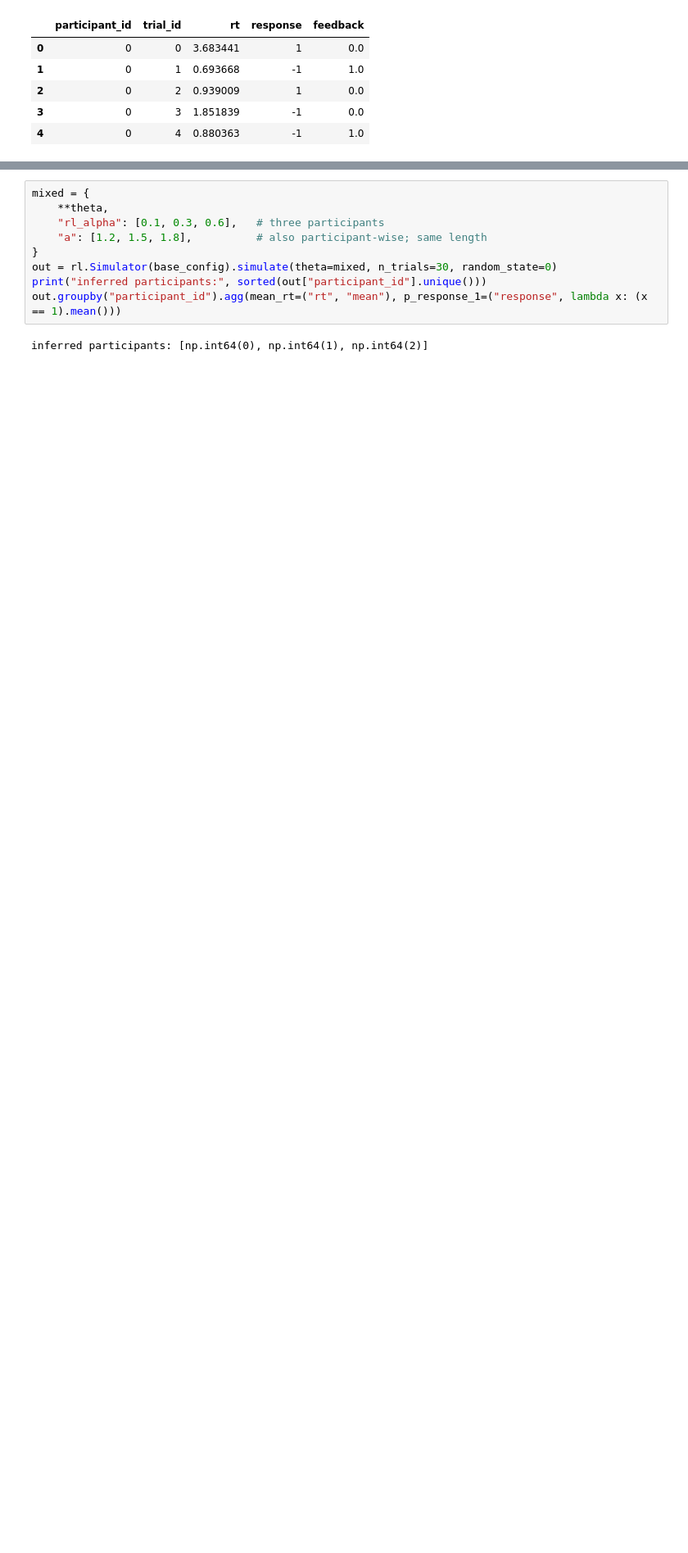
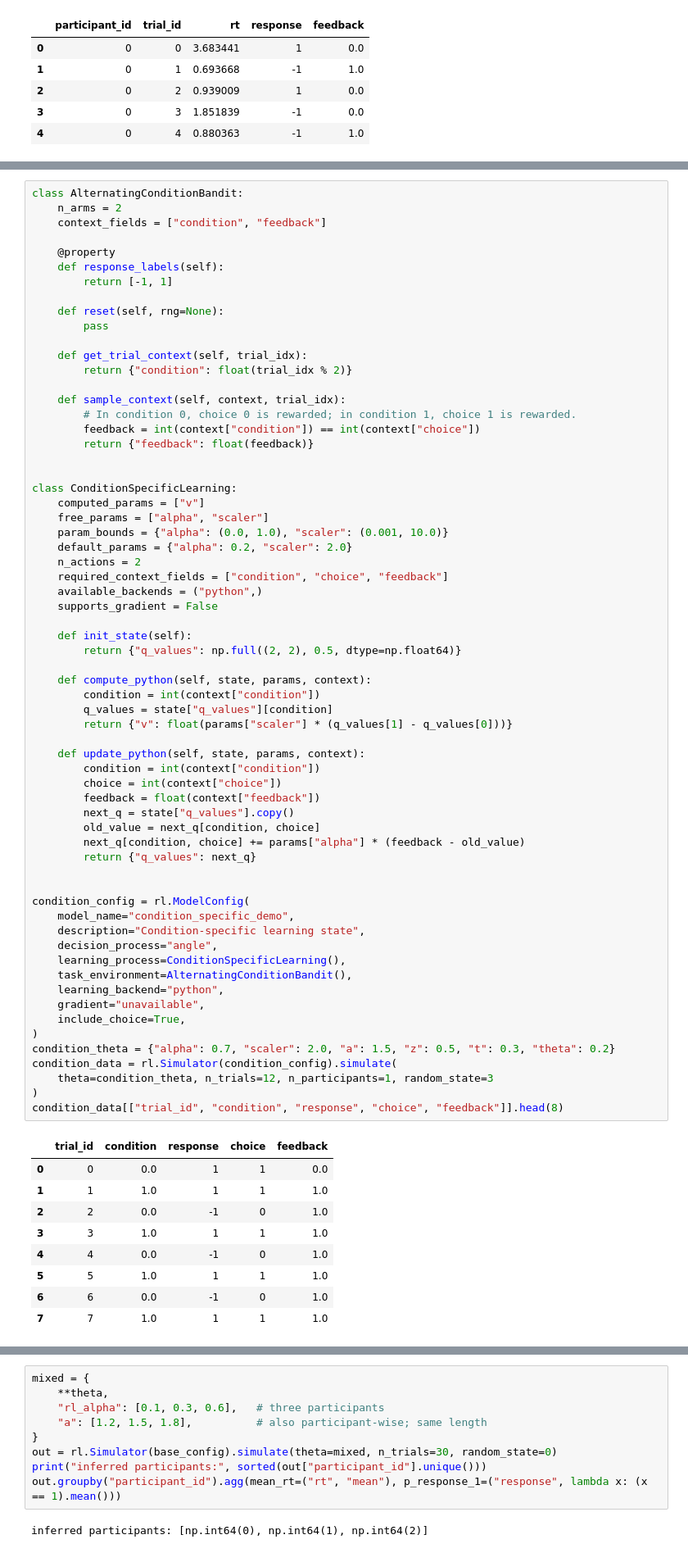
Before and after one commit to lnccbrown/ssm-simulators, a Jupyter notebook: docs/core_tutorials/rlssm_advanced_tutorial.ipynb, the cells around one changed output, grey strips where cells are left out. Shown at 82% size. Drawn from its saved outputs; the diff is of its cells as text; blank space fills up the shorter version.

```diff
--- a/docs/core_tutorials/rlssm_advanced_tutorial.ipynb
+++ b/docs/core_tutorials/rlssm_advanced_tutorial.ipynb
@@ -623,0 +670,74 @@ plt.show()
+# %%
+class AlternatingConditionBandit:
+    n_arms = 2
+    context_fields = ["condition", "feedback"]
+
+    @property
+    def response_labels(self):
+        return [-1, 1]
+
+    def reset(self, rng=None):
+        pass
+
+    def get_trial_context(self, trial_idx):
+        return {"condition": float(trial_idx % 2)}
+
+    def sample_context(self, context, trial_idx):
+        # In condition 0, choice 0 is rewarded; in condition 1, choice 1 is rewarded.
+        feedback = int(context["condition"]) == int(context["choice"])
+        return {"feedback": float(feedback)}
+
+
+class ConditionSpecificLearning:
+    computed_params = ["v"]
+    free_params = ["alpha", "scaler"]
+    param_bounds = {"alpha": (0.0, 1.0), "scaler": (0.001, 10.0)}
+    default_params = {"alpha": 0.2, "scaler": 2.0}
+    n_actions = 2
+    required_context_fields = ["condition", "choice", "feedback"]
+    available_backends = ("python",)
+    supports_gradient = False
+
+    def init_state(self):
+        return {"q_values": np.full((2, 2), 0.5, dtype=np.float64)}
+
+    def compute_python(self, state, params, context):
+        condition = int(context["condition"])
+        q_values = state["q_values"][condition]
+        return {"v": float(params["scaler"] * (q_values[1] - q_values[0]))}
+
+    def update_python(self, state, params, context):
+        condition = int(context["condition"])
+        choice = int(context["choice"])
+        feedback = float(context["feedback"])
+        next_q = state["q_values"].copy()
+        old_value = next_q[condition, choice]
+        next_q[condition, choice] += params["alpha"] * (feedback - old_value)
+        return {"q_values": next_q}
+
+
+condition_config = rl.ModelConfig(
+    model_name="condition_specific_demo",
+    description="Condition-specific learning state",
+    decision_process="angle",
+    learning_process=ConditionSpecificLearning(),
+    task_environment=AlternatingConditionBandit(),
+    learning_backend="python",
+    gradient="unavailable",
+    include_choice=True,
+)
+condition_theta = {"alpha": 0.7, "scaler": 2.0, "a": 1.5, "z": 0.5, "t": 0.3, "theta": 0.2}
+condition_data = rl.Simulator(condition_config).simulate(
+    theta=condition_theta, n_trials=12, n_participants=1, random_state=3
+)
+condition_data[["trial_id", "condition", "response", "choice", "feedback"]].head(8)
+# %% [output]
+|  | trial_id | condition | response | choice | feedback |
+| 0 | 0 | 0.0 | 1 | 1 | 0.0 |
+| 1 | 1 | 1.0 | 1 | 1 | 1.0 |
+| 2 | 2 | 0.0 | -1 | 0 | 1.0 |
+| 3 | 3 | 1.0 | 1 | 1 | 1.0 |
+| 4 | 4 | 0.0 | -1 | 0 | 1.0 |
+| 5 | 5 | 1.0 | 1 | 1 | 1.0 |
+| 6 | 6 | 0.0 | -1 | 0 | 1.0 |
+| 7 | 7 | 1.0 | 1 | 1 | 1.0 |
```
Also changed, not shown: parts of 27 cells of this notebook, 2 other files.
